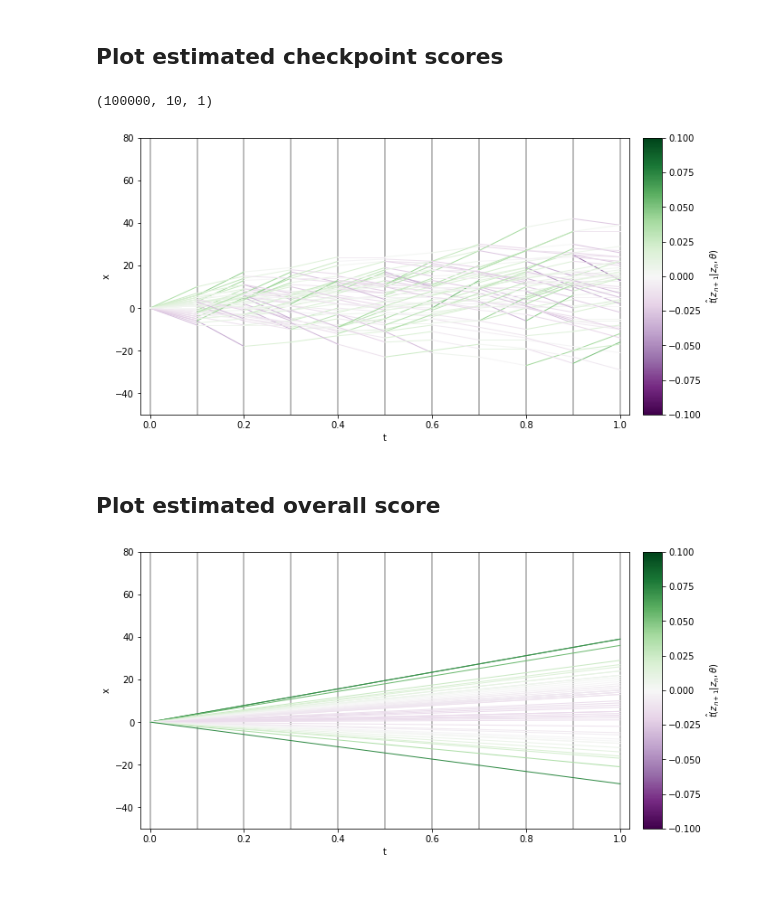
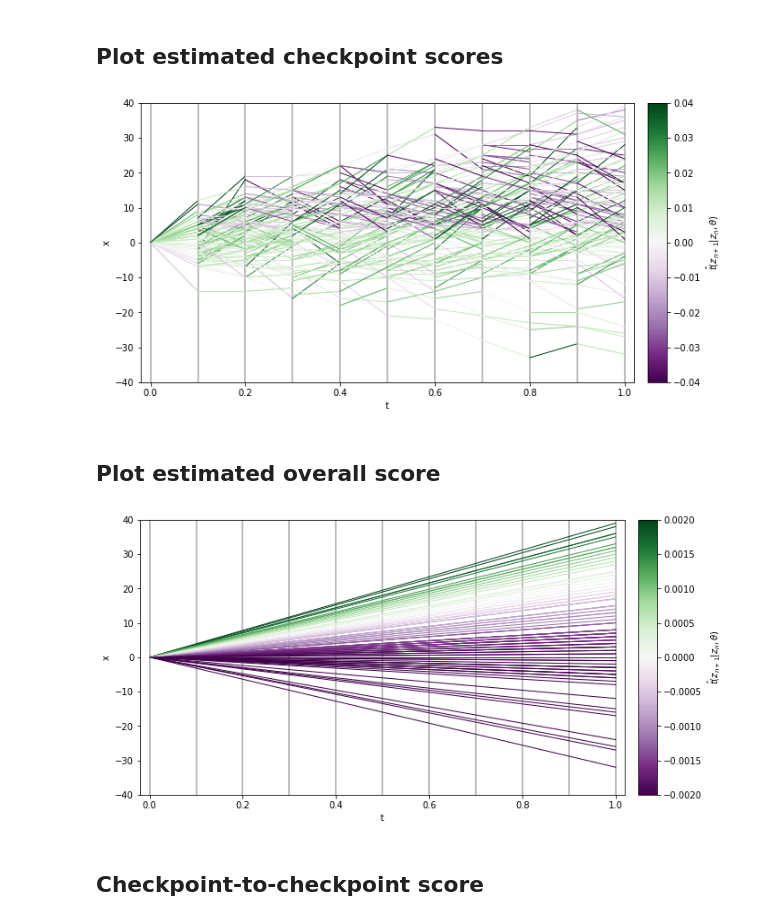
Before and after one commit to johannbrehmer/goldmine, a Jupyter notebook: goldmine/notebooks/random_walk/Random walk.ipynb, the cells around one changed output. Drawn from its saved outputs; the diff is of its cells as text; code cells hidden in the pictures; blank space fills up the shorter version.

Commit message:
Random walk analysis

```diff
--- a/goldmine/notebooks/random_walk/Random walk.ipynb
+++ b/goldmine/notebooks/random_walk/Random walk.ipynb
@@ -120,0 +28,8 @@ inf1.fit(
+# %%
+n_sim = 1000
+n_plot = 100
+
+theta_test = 110.
+# %%
+sim = CheckpointedRandomWalk()
+x_test, t_xz_test, z_checkpoints_test, t_xz_checkpoints_test, z_test = sim.rvs_score([theta_test], [theta_test], n_sim, return_histories=True)
@@ -120,0 +38,4 @@ inf1.fit(
+# %%
+inf = CheckpointedSCANDALInference(
+    filename = "../../data/models/randomwalk/scandal_checkpoint/model"
+)
@@ -212,13 +122,7 @@ plt.show()
 # %% [markdown]
 ## Plot estimated checkpoint scores
-# %%
-t_xzcp0.shape
-# %% [output]
-(100000, 10, 1)
 # %%
-checkpoints = np.linspace(0.,1.,11)
-xmin, xmax = -50, 80
-vmax = 0.1
+vmax = 0.04
 
 fig = plt.figure(figsize=(10,5))
 ax0 = fig.add_axes([0.1, 0.1, 0.75, 0.85])
@@ -233,24 +137,13 @@ for t_checkpoint in checkpoints:
     )
 
 # Joint scores for theta0 trajectories
-for z, t_xz in zip(z_checkpoints0[:n_plot], t_xzcp0[:n_plot]):
+for z, t_xz in zip(z_checkpoints_test[:n_plot], t_xzcp_test[:n_plot]):
     for i in range(len(checkpoints) - 1):
         plt.plot(
             [checkpoints[i], checkpoints[i+1]], [z[i,0], z[i+1,0]],
             c=ccolor(t_xz[i], -vmax, vmax, 'PRGn'),
             ls='-', lw=1., alpha=1.
         )
-
-"""
-# Joint scores for theta1 trajectories
-for z, t_xz in zip(z_checkpoints1[:n_plot], t_xzcp1[:n_plot]):
-    for i in range(len(checkpoints) - 1):
-        plt.plot(
-            [checkpoints[i], checkpoints[i+1]], [z[i,0], z[i+1,0]],
-            c=ccolor(t_xz[i], -vmax, vmax, 'PRGn'),
-            ls='-', lw=1., alpha=1.
-        )
-"""
 
 plt.xlim(-0.02,1.02)
 plt.ylim(xmin, xmax)
@@ -270,13 +163,11 @@ cb.set_label(r'$\hat{t}(z_{n+1}| z_n, \theta)$')
 plt.savefig('random_walk_checkpoint_score.pdf')
 plt.show()
 # %% [output]
-[figure, old version]
+[figure, new version]
 # %% [markdown]
 ## Plot estimated overall score
 # %%
-checkpoints = np.linspace(0.,1.,11)
-xmin, xmax = -50, 80
-vmax = 0.1
+vmax = 0.002
 
 fig = plt.figure(figsize=(10,5))
 ax0 = fig.add_axes([0.1, 0.1, 0.75, 0.85])
@@ -288,42 +179,34 @@ for t_checkpoint in checkpoints:
         ls='-',
         c='0.65',
         lw=1.5
     )
 
 # Joint scores for theta0 trajectories
-for x, t_x in zip(x0[:n_plot], t_x0[:n_plot]):
+for x, t_x in zip(x_test[:n_plot], t_x_test[:n_plot]):
     plt.plot(
         [0., 1.], [0.,x[0]],
         c=ccolor(t_x, -vmax, vmax, 'PRGn'),
         ls='-', lw=1., alpha=1.
     )
-
-"""
-# Joint scores for theta0 trajectories
-for x, t_x in zip(x1[:n_plot], t_x1[:n_plot]):
-    plt.plot(
-        [0., 1.], [0.,x[0]],
-        c=ccolor(t_x, -vmax, vmax, 'PRGn'),
-        ls='-', lw=1., alpha=1.
-    )
-"""
 
 plt.xlim(-0.02,1.02)
 plt.ylim(xmin, xmax)
 
 plt.xlabel('t')
 plt.ylabel('x')
 
 # Color bar
 ax1 = fig.add_axes([0.87, 0.1, 0.03, 0.85])
 cb = matplotlib.colorbar.ColorbarBase(
     ax1, cmap=matplotlib.cm.get_cmap("PRGn"),
     norm=matplotlib.colors.Normalize(vmin=-vmax, vmax=vmax),
     orientation='vertical'
 )
 cb.set_label(r'$\hat{t}(z_{n+1}| z_n, \theta)$')
 
 plt.savefig('random_walk_score.pdf')
 plt.show()
 # %% [output]
-[figure, old version]
+[figure, new version]
+# %% [markdown]
+## Checkpoint-to-checkpoint score
```
Also changed, not shown: parts of 21 cells of this notebook, 5 other files.
